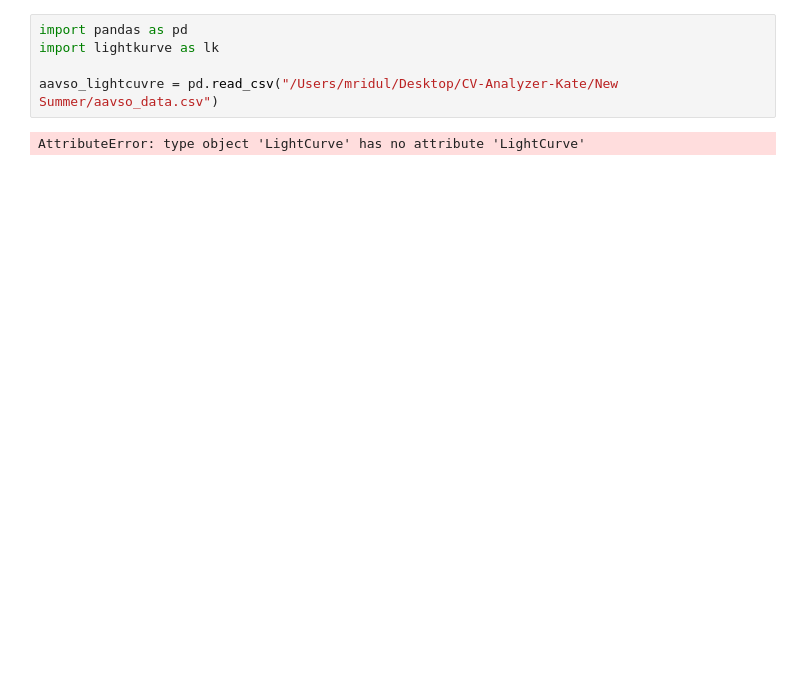
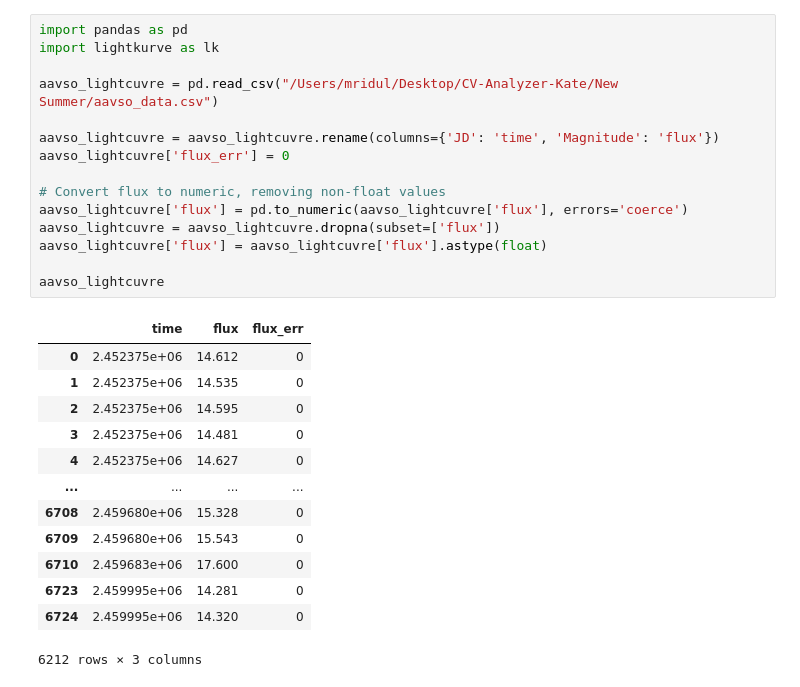
Before and after one commit to katerickels/CV-Analyzer, a Jupyter notebook: New Summer/folding.ipynb, the cells around one changed output. Saved outputs shown, nothing was run; the diff lists cells and outputs as text; blank space fills up the shorter version.

```diff
--- a/New Summer/folding.ipynb
+++ b/New Summer/folding.ipynb
@@ -1,8 +1,30 @@
 # %%
 import pandas as pd
 import lightkurve as lk
 
 aavso_lightcuvre = pd.read_csv("/Users/mridul/Desktop/CV-Analyzer-Kate/New Summer/aavso_data.csv")
+
+aavso_lightcuvre = aavso_lightcuvre.rename(columns={'JD': 'time', 'Magnitude': 'flux'})
+aavso_lightcuvre['flux_err'] = 0
+
+# Convert flux to numeric, removing non-float values
+aavso_lightcuvre['flux'] = pd.to_numeric(aavso_lightcuvre['flux'], errors='coerce')
+aavso_lightcuvre = aavso_lightcuvre.dropna(subset=['flux'])
+aavso_lightcuvre['flux'] = aavso_lightcuvre['flux'].astype(float)
+
+aavso_lightcuvre
 # %% [output]
+|  | time | flux | flux_err |
+| 0 | 2.452375e+06 | 14.612 | 0 |
+| 1 | 2.452375e+06 | 14.535 | 0 |
+| 2 | 2.452375e+06 | 14.595 | 0 |
+| 3 | 2.452375e+06 | 14.481 | 0 |
+| 4 | 2.452375e+06 | 14.627 | 0 |
+| ... | ... | ... | ... |
+| 6708 | 2.459680e+06 | 15.328 | 0 |
+| 6709 | 2.459680e+06 | 15.543 | 0 |
+| 6710 | 2.459683e+06 | 17.600 | 0 |
+| 6723 | 2.459995e+06 | 14.281 | 0 |
+| 6724 | 2.459995e+06 | 14.320 | 0 |
-AttributeError: type object 'LightCurve' has no attribute 'LightCurve'
+6212 rows × 3 columns
 # %%
```
Also changed, not shown: parts of 4 cells of this notebook.
